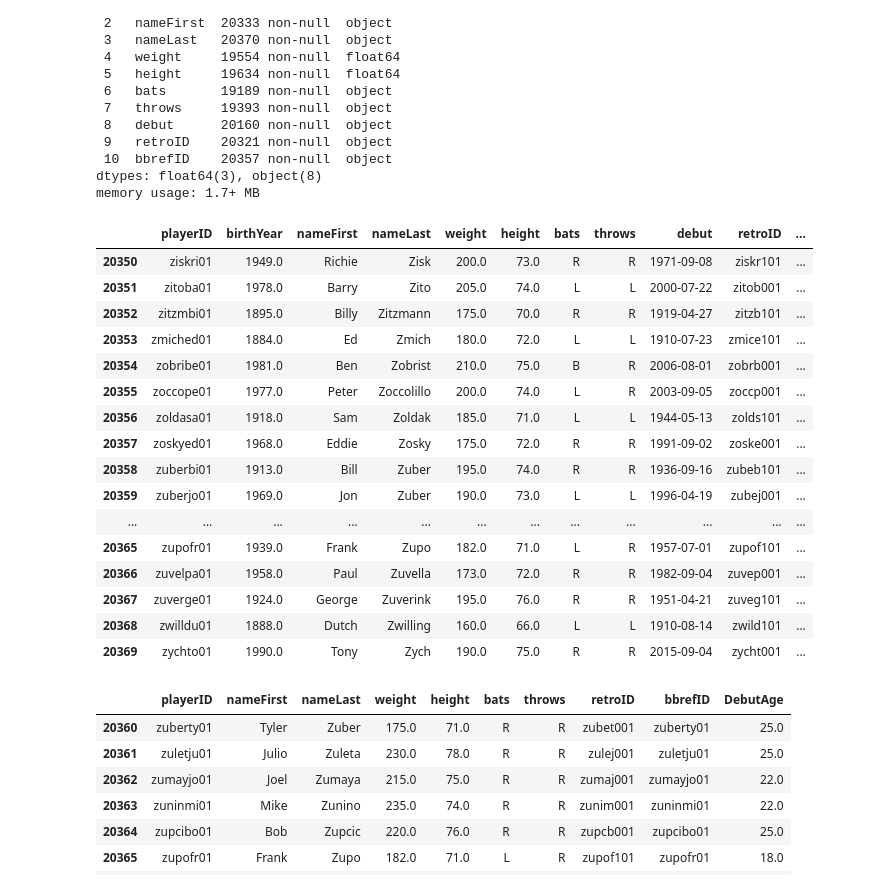
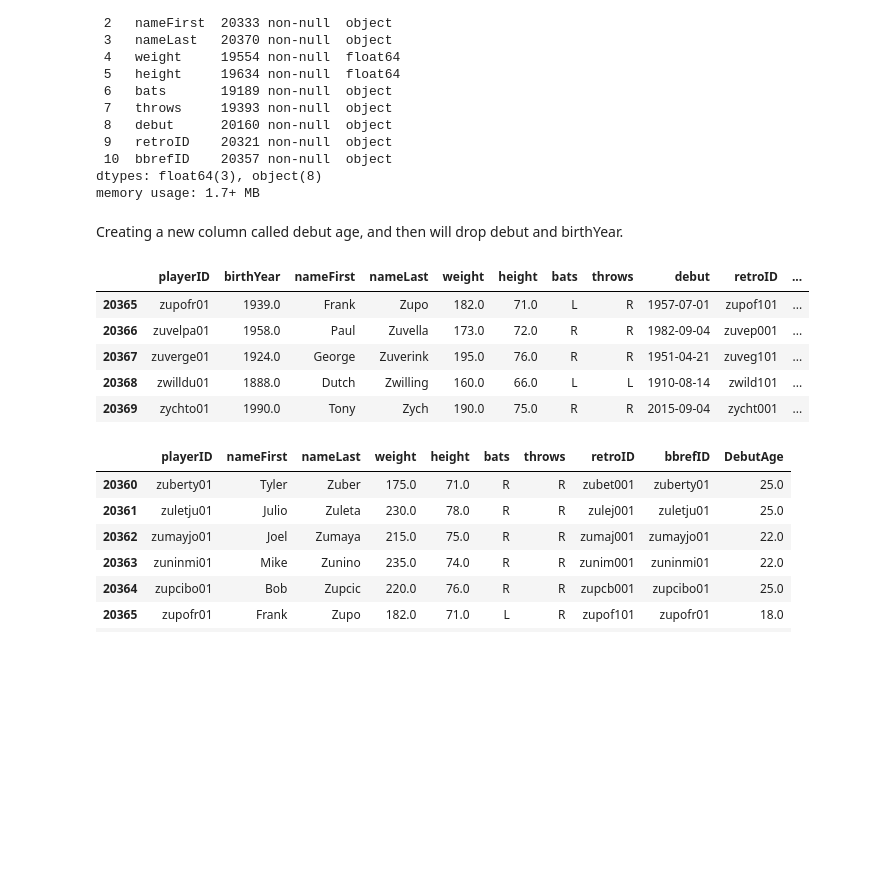
Before and after one commit to jskominsky/Predicting_MLB_Free_Agent_Salaries, a Jupyter notebook: Workspace/Data Cleaning.ipynb, the cells around one changed output. Cells and saved outputs as stored; diff of their text form; code cells hidden in the pictures; blank space fills up the shorter version.

Commit message:
Merged all my dataframes and finished a majority of my cleaning

```diff
--- a/Workspace/Data Cleaning.ipynb
+++ b/Workspace/Data Cleaning.ipynb
@@ -221,23 +214,14 @@ Data columns (total 11 columns):
  10  bbrefID    20357 non-null  object
 dtypes: float64(3), object(8)
 memory usage: 1.7+ MB
+# %% [markdown]
+Creating a new column called debut age, and then will drop debut and birthYear.
 # %%
 people_df['DebutAge'] = pd.to_datetime(people_df['debut']).dt.year - people_df['birthYear']
 # %%
-people_df.tail(20)
+people_df.tail()
 # %% [output]
 |  | playerID | birthYear | nameFirst | nameLast | weight | height | bats | throws | debut | retroID | ... |
-| 20350 | ziskri01 | 1949.0 | Richie | Zisk | 200.0 | 73.0 | R | R | 1971-09-08 | ziskr101 | ... |
-| 20351 | zitoba01 | 1978.0 | Barry | Zito | 205.0 | 74.0 | L | L | 2000-07-22 | zitob001 | ... |
-| 20352 | zitzmbi01 | 1895.0 | Billy | Zitzmann | 175.0 | 70.0 | R | R | 1919-04-27 | zitzb101 | ... |
-| 20353 | zmiched01 | 1884.0 | Ed | Zmich | 180.0 | 72.0 | L | L | 1910-07-23 | zmice101 | ... |
-| 20354 | zobribe01 | 1981.0 | Ben | Zobrist | 210.0 | 75.0 | B | R | 2006-08-01 | zobrb001 | ... |
-| 20355 | zoccope01 | 1977.0 | Peter | Zoccolillo | 200.0 | 74.0 | L | R | 2003-09-05 | zoccp001 | ... |
-| 20356 | zoldasa01 | 1918.0 | Sam | Zoldak | 185.0 | 71.0 | L | L | 1944-05-13 | zolds101 | ... |
-| 20357 | zoskyed01 | 1968.0 | Eddie | Zosky | 175.0 | 72.0 | R | R | 1991-09-02 | zoske001 | ... |
-| 20358 | zuberbi01 | 1913.0 | Bill | Zuber | 195.0 | 74.0 | R | R | 1936-09-16 | zubeb101 | ... |
-| 20359 | zuberjo01 | 1969.0 | Jon | Zuber | 190.0 | 73.0 | L | L | 1996-04-19 | zubej001 | ... |
-| ... | ... | ... | ... | ... | ... | ... | ... | ... | ... | ... | ... |
 | 20365 | zupofr01 | 1939.0 | Frank | Zupo | 182.0 | 71.0 | L | R | 1957-07-01 | zupof101 | ... |
 | 20366 | zuvelpa01 | 1958.0 | Paul | Zuvella | 173.0 | 72.0 | R | R | 1982-09-04 | zuvep001 | ... |
 | 20367 | zuverge01 | 1924.0 | George | Zuverink | 195.0 | 76.0 | R | R | 1951-04-21 | zuveg101 | ... |
```
Also changed, not shown: parts of 100 cells of this notebook.
